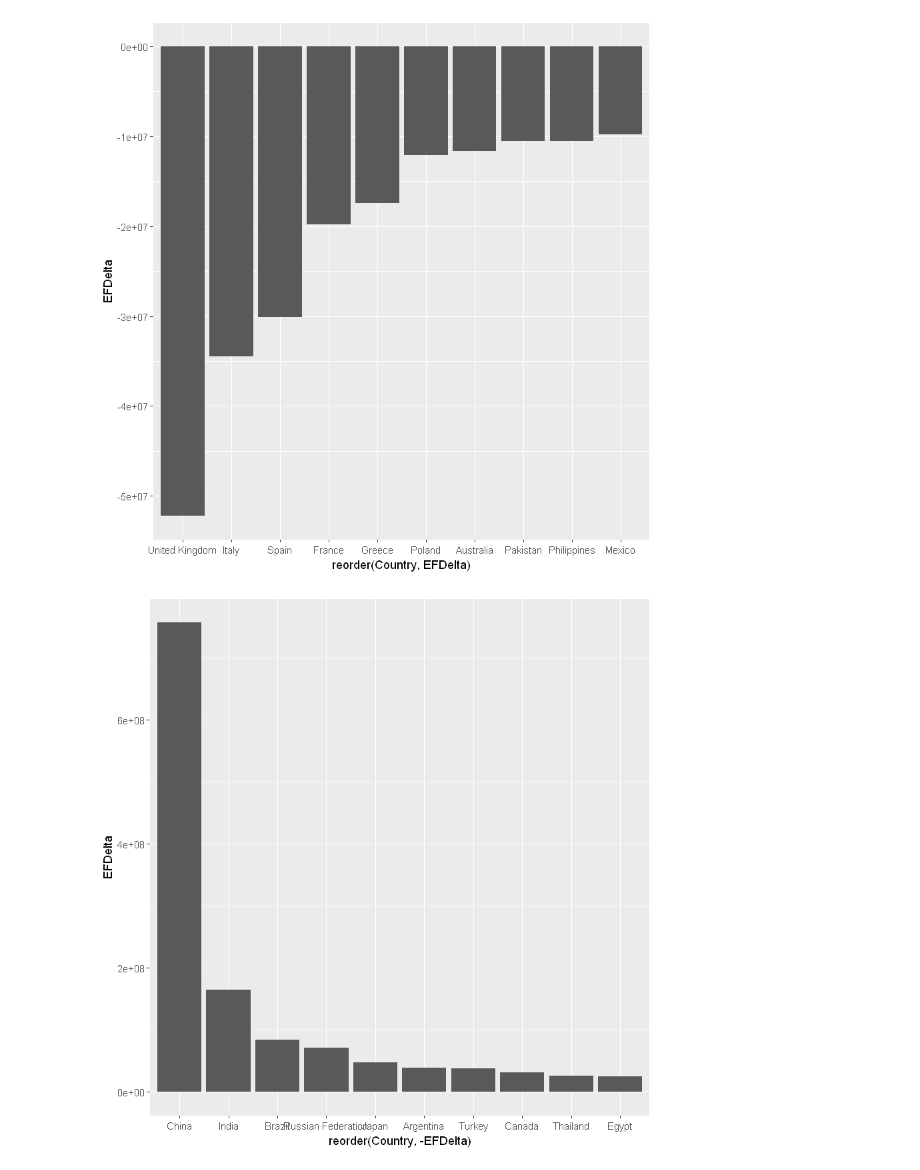
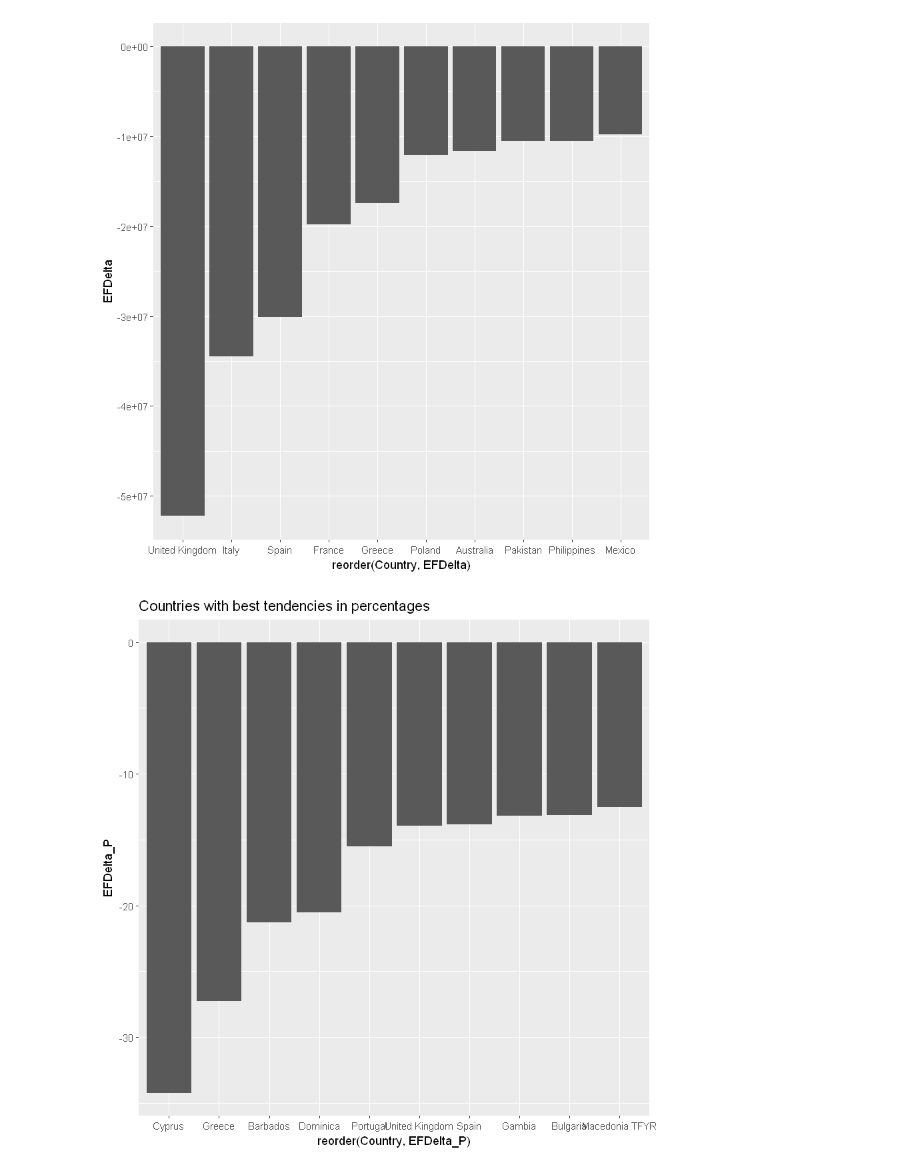
Before and after one commit to huli/mas-data-science, a Jupyter notebook: CAS Data Visualization/Project/storyboard.ipynb, the cells around one changed output. Cells and saved outputs as stored; diff of their text form; code cells hidden in the pictures.

```diff
--- a/CAS Data Visualization/Project/storyboard.ipynb
+++ b/CAS Data Visualization/Project/storyboard.ipynb
@@ -126,16 +190,17 @@ country_metrics_with_impact %>%
 # %% [output]
 [figure]
 # %%
-# Countries with worst tendency
-country_metrics_with_impact %>%
-  select(Country, EFDelta, EF2009, EF2013) %>%
-  arrange(desc(EFDelta)) %>%
-  head(10) %>%
-  ggplot() +
-  geom_bar(aes(reorder(Country, -EFDelta), EFDelta),
-           stat = "identity")
+# Best tendencies in percentages
+country_metrics_with_impact  %>%
+    arrange(EFDelta_Rank) %>%
+    select(Country, EF2009, EF2013, EFDelta, EFDelta_P) %>%
+    head(10) %>%
+    ggplot() +
+      geom_bar(aes(reorder(Country, EFDelta_P), EFDelta_P),
+           stat = "identity")+
+        ggtitle("Countries with best tendencies in percentages")
 # %% [output]
-[figure, old version]
+[figure, new version]
 # %%
 # Plot some history for specific Countries of interest
 # (better search for interessting patterns)
```
Also changed, not shown: parts of 6 cells of this notebook.
